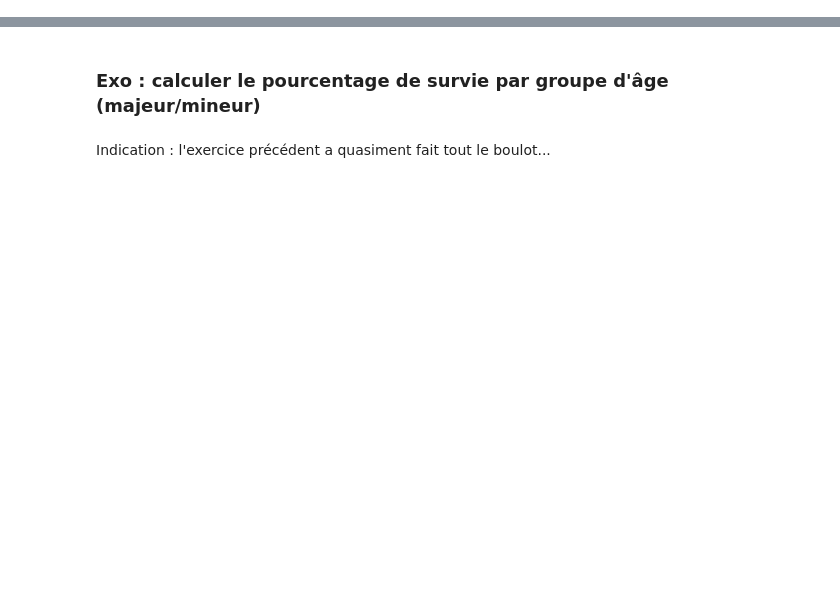
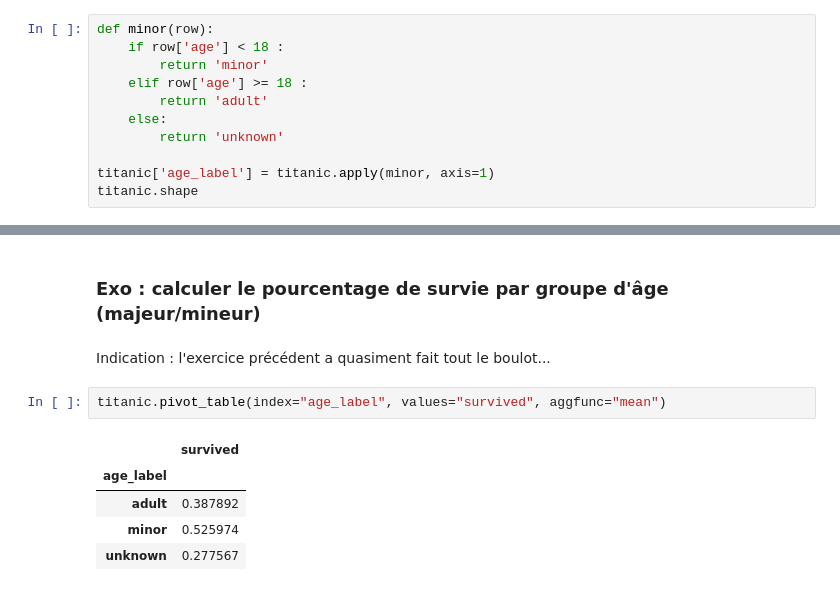
Before and after one commit to louiskuhn/IA-P3-Euskadi, a Jupyter notebook: Ressources/Python/1. Analyse de données/Intro à Pandas.ipynb, the cells around one changed output, grey strips where cells are left out. Saved outputs shown, nothing was run; the diff lists cells and outputs as text; blank space fills up the shorter version.

```diff
--- a/Ressources/Python/1. Analyse de données/Intro à Pandas.ipynb
+++ b/Ressources/Python/1. Analyse de données/Intro à Pandas.ipynb
@@ -776,3 +947,14 @@ Une indication : il faut d'abord définir une fonction
 ### Exo : utiliser la méthode apply pour créer une nouvelle variable age_label dans le dataframe contenant 'minor' si la personne a moins de 18 ans, 'adult' si son age est supérieur ou égal à 18 ans et 'unknown' sinon
 # %% [markdown]
 Indications : Procéder par étape ! On définira d'abord une fonction, qu'on appliquera au dataframe et on stockera le résultat dans une nouvelle colonne
+# %%
+def minor(row):
+    if row['age'] < 18 :
+        return 'minor'
+    elif row['age'] >= 18 :
+        return 'adult'
+    else:
+        return 'unknown'
+
+titanic['age_label'] = titanic.apply(minor, axis=1)
+titanic.shape
@@ -780,3 +964,11 @@ Indications : Procéder par étape ! On définira d'abord une fonction, qu'on ap
 ### Exo : calculer le pourcentage de survie par groupe d'âge (majeur/mineur)
 # %% [markdown]
 Indication : l'exercice précédent a quasiment fait tout le boulot...
+# %%
+titanic.pivot_table(index="age_label", values="survived", aggfunc="mean")
+# %% [output]
+|  | survived |
+| age_label |  |
+| adult | 0.387892 |
+| minor | 0.525974 |
+| unknown | 0.277567 |
```
Also changed, not shown: parts of 22 cells of this notebook, 2 other files.
